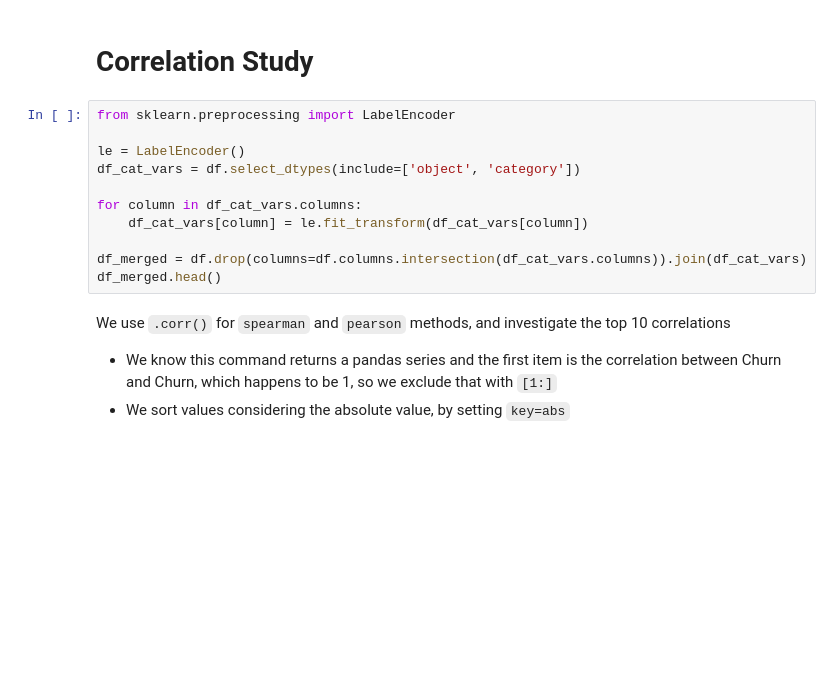
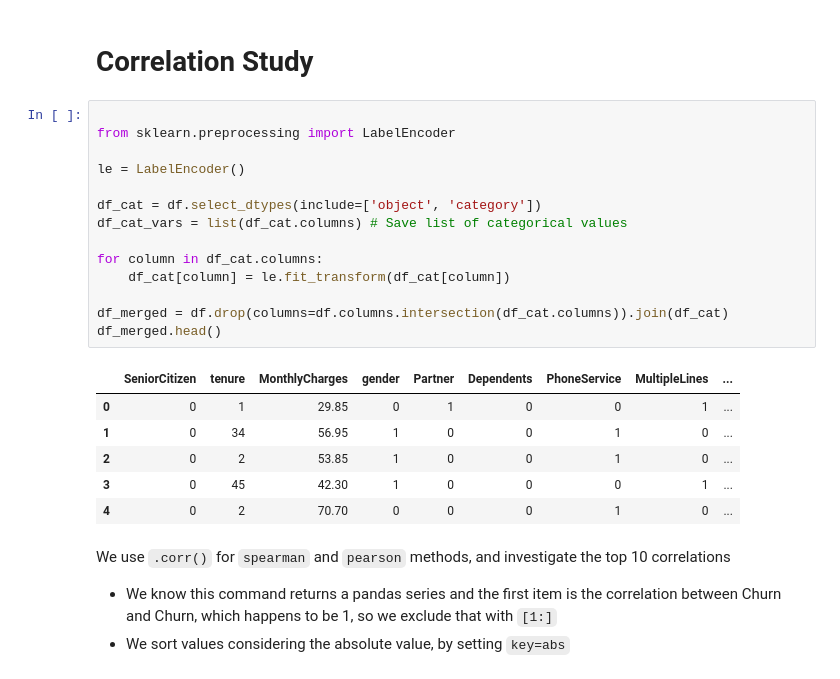
Before and after one commit to SimasJakubenas/churn, a Jupyter notebook: jupyter_notebooks/02-Telco Churn Study.ipynb, the cells around one changed output. Saved outputs shown, nothing was run; the diff lists cells and outputs as text; blank space fills up the shorter version.

```diff
--- a/jupyter_notebooks/02-Telco Churn Study.ipynb
+++ b/jupyter_notebooks/02-Telco Churn Study.ipynb
@@ -83,16 +97,26 @@ TotalCharges variable has an empty string as value this explains our questions f
 # %% [markdown]
 # Correlation Study
 # %%
+
 from sklearn.preprocessing import LabelEncoder
 
 le = LabelEncoder()
-df_cat_vars = df.select_dtypes(include=['object', 'category'])
 
-for column in df_cat_vars.columns:
-    df_cat_vars[column] = le.fit_transform(df_cat_vars[column])
+df_cat = df.select_dtypes(include=['object', 'category'])
+df_cat_vars = list(df_cat.columns) # Save list of categorical values
 
-df_merged = df.drop(columns=df.columns.intersection(df_cat_vars.columns)).join(df_cat_vars)
+for column in df_cat.columns:
+    df_cat[column] = le.fit_transform(df_cat[column])
+
+df_merged = df.drop(columns=df.columns.intersection(df_cat.columns)).join(df_cat)
 df_merged.head()
+# %% [output]
+|  | SeniorCitizen | tenure | MonthlyCharges | gender | Partner | Dependents | PhoneService | MultipleLines | ... |
+| 0 | 0 | 1 | 29.85 | 0 | 1 | 0 | 0 | 1 | ... |
+| 1 | 0 | 34 | 56.95 | 1 | 0 | 0 | 1 | 0 | ... |
+| 2 | 0 | 2 | 53.85 | 1 | 0 | 0 | 1 | 0 | ... |
+| 3 | 0 | 45 | 42.30 | 1 | 0 | 0 | 0 | 1 | ... |
+| 4 | 0 | 2 | 70.70 | 0 | 0 | 0 | 1 | 0 | ... |
 # %% [markdown]
 We use `.corr()` for `spearman` and `pearson` methods, and investigate the top 10 correlations
 * We know this command returns a pandas series and the first item is the correlation between Churn and Churn, which happens to be 1, so we exclude that with `[1:]`
```
Also changed, not shown: parts of 10 cells of this notebook, 1 other file.
